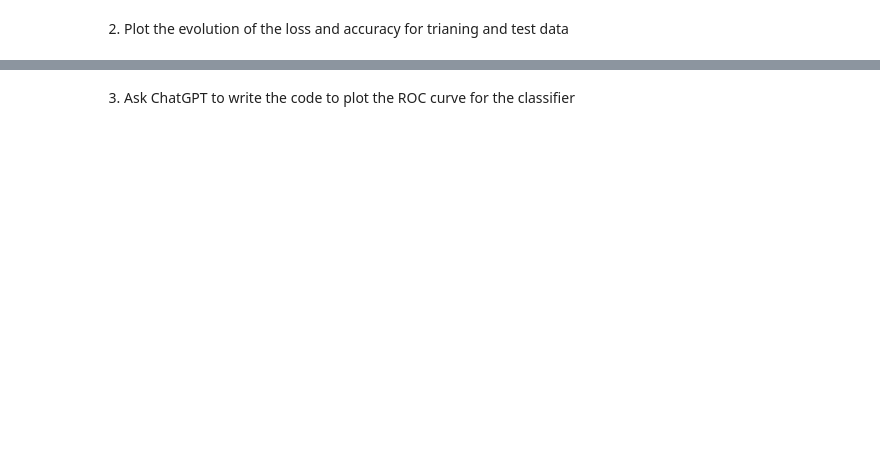
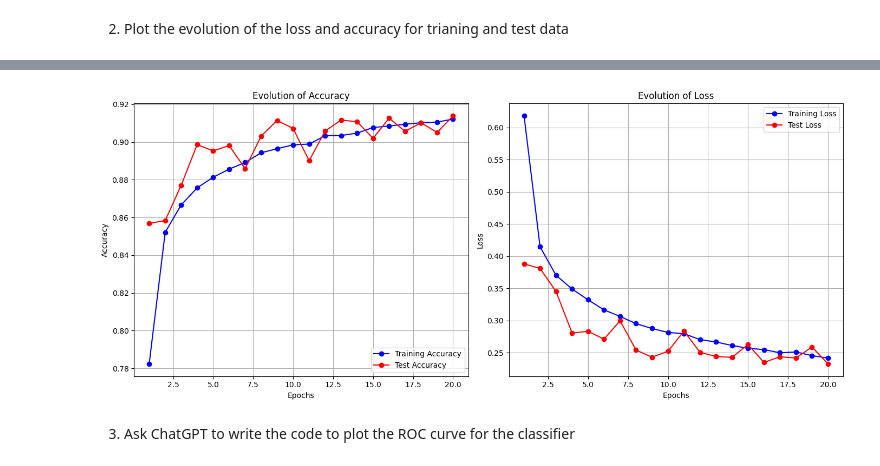
Before and after one commit to Haque14/MSE504, a Jupyter notebook: homework_9.ipynb, the cells around one changed output, grey strips where cells are left out. Cells and saved outputs as stored; diff of their text form; code cells hidden in the pictures; blank space fills up the shorter version.

```diff
--- a/homework_9.ipynb
+++ b/homework_9.ipynb
@@ -267,3 +221,47 @@ WARNING:absl:You are saving your model as an HDF5 file via `model.save()` or `ke
+# %%
+# Enhanced function to plot the evolution of loss and accuracy
+def plot_loss_accuracy(history):
+    # Extract data from the history dictionary
+    train_acc = history['accuracy']
+    val_acc = history['val_accuracy']
+    train_loss = history['loss']
+    val_loss = history['val_loss']
+    epochs = range(1, len(train_acc) + 1)
+
+    # Create a figure with two subplots: one for accuracy, one for loss
+    plt.figure(figsize=(14, 6))
+
+    # Plot training and validation accuracy
+    plt.subplot(1, 2, 1)
+    plt.plot(epochs, train_acc, 'bo-', label='Training Accuracy')
+    plt.plot(epochs, val_acc, 'ro-', label='Test Accuracy')
+    plt.title('Evolution of Accuracy')
+    plt.xlabel('Epochs')
+    plt.ylabel('Accuracy')
+    plt.legend(loc='lower right')
+    plt.grid()
+
+    # Plot training and validation loss
+    plt.subplot(1, 2, 2)
+    plt.plot(epochs, train_loss, 'bo-', label='Training Loss')
+    plt.plot(epochs, val_loss, 'ro-', label='Test Loss')
+    plt.title('Evolution of Loss')
+    plt.xlabel('Epochs')
+    plt.ylabel('Loss')
+    plt.legend(loc='upper right')
+    plt.grid()
+
+    plt.tight_layout()
+    plt.show()
+
+# Load and visualize the training history
+with open(history_path, 'r') as f:
+    saved_history = json.load(f)
+
+# Plot the enhanced loss and accuracy graphs
+plot_loss_accuracy(saved_history)
+# %% [output]
+[figure, added]
 # %% [markdown]
 3. Ask ChatGPT to write the code to plot the ROC curve for the classifier
 # %%
```
Also changed, not shown: parts of 15 cells of this notebook.
